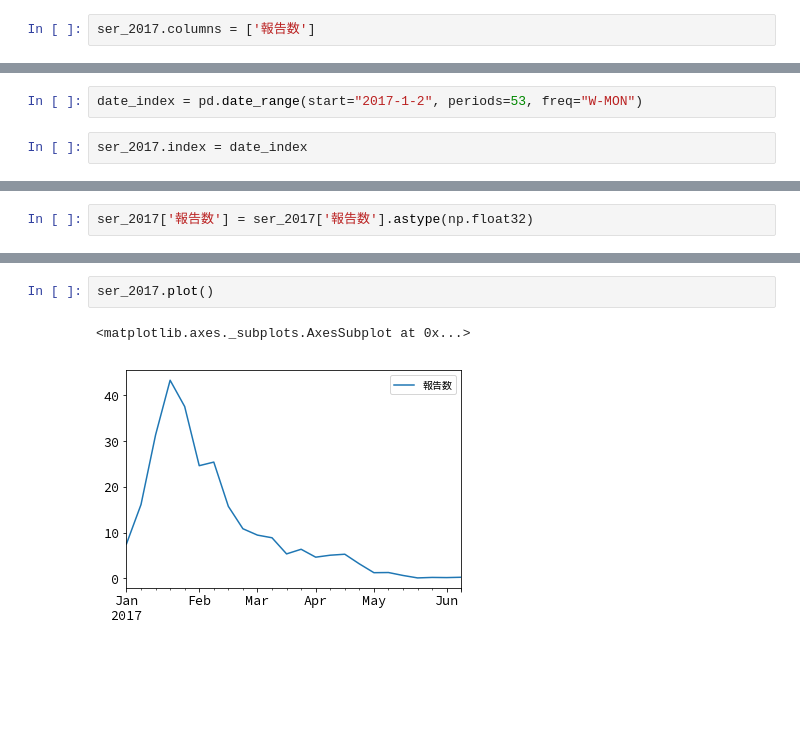
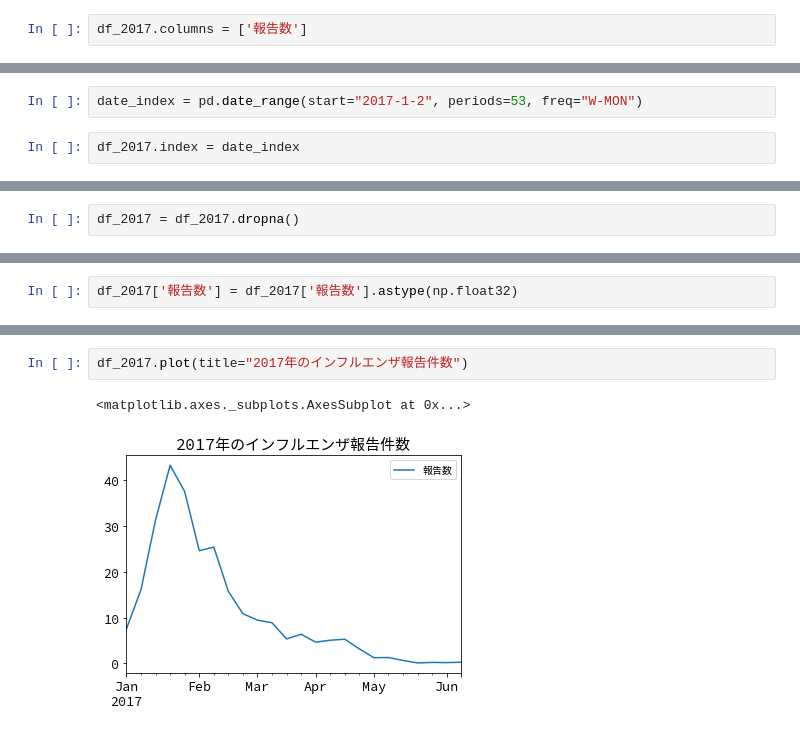
Before and after one commit to terapyon/scsk-oss-x-users-meeting-19, a Jupyter notebook: 5-prediction.ipynb, the cells around one changed output, grey strips where cells are left out. Drawn from its saved outputs; the diff is of its cells as text; blank space fills up the shorter version.

```diff
--- a/5-prediction.ipynb
+++ b/5-prediction.ipynb
@@ -132,5 +138,5 @@ ser_2017 = pd.DataFrame(df_influ_2017.iloc[1, 1:])
 # %%
-ser_2017.columns = ['報告数']
+df_2017.columns = ['報告数']
 # %%
 df_influ_2017.shape
 # %% [output]
@@ -138,5 +144,5 @@ df_influ_2017.shape
 # %%
 date_index = pd.date_range(start="2017-1-2", periods=53, freq="W-MON")
 # %%
-ser_2017.index = date_index
+df_2017.index = date_index
 # %%
@@ -162 +166,3 @@ ser_2017 = ser_2017.dropna()
+# %%
+df_2017 = df_2017.dropna()
 # %%
@@ -165,5 +171,5 @@ ser_2017.dtypes
 報告数    object
 dtype: object
 # %%
-ser_2017['報告数'] = ser_2017['報告数'].astype(np.float32)
+df_2017['報告数'] = df_2017['報告数'].astype(np.float32)
 # %%
@@ -171,9 +177,9 @@ ser_2017.dtypes
 # %% [output]
 報告数    float32
 dtype: object
-# %%
-ser_2017.plot()
-# %% [output]
-<matplotlib.axes._subplots.AxesSubplot at 0x...>
-[figure, removed]
+# %%
+df_2017.plot(title="2017年のインフルエンザ報告件数")
+# %% [output]
+<matplotlib.axes._subplots.AxesSubplot at 0x...>
+[figure, added]
 # %%
```
Also changed, not shown: parts of 15 cells of this notebook, 6 other files.
